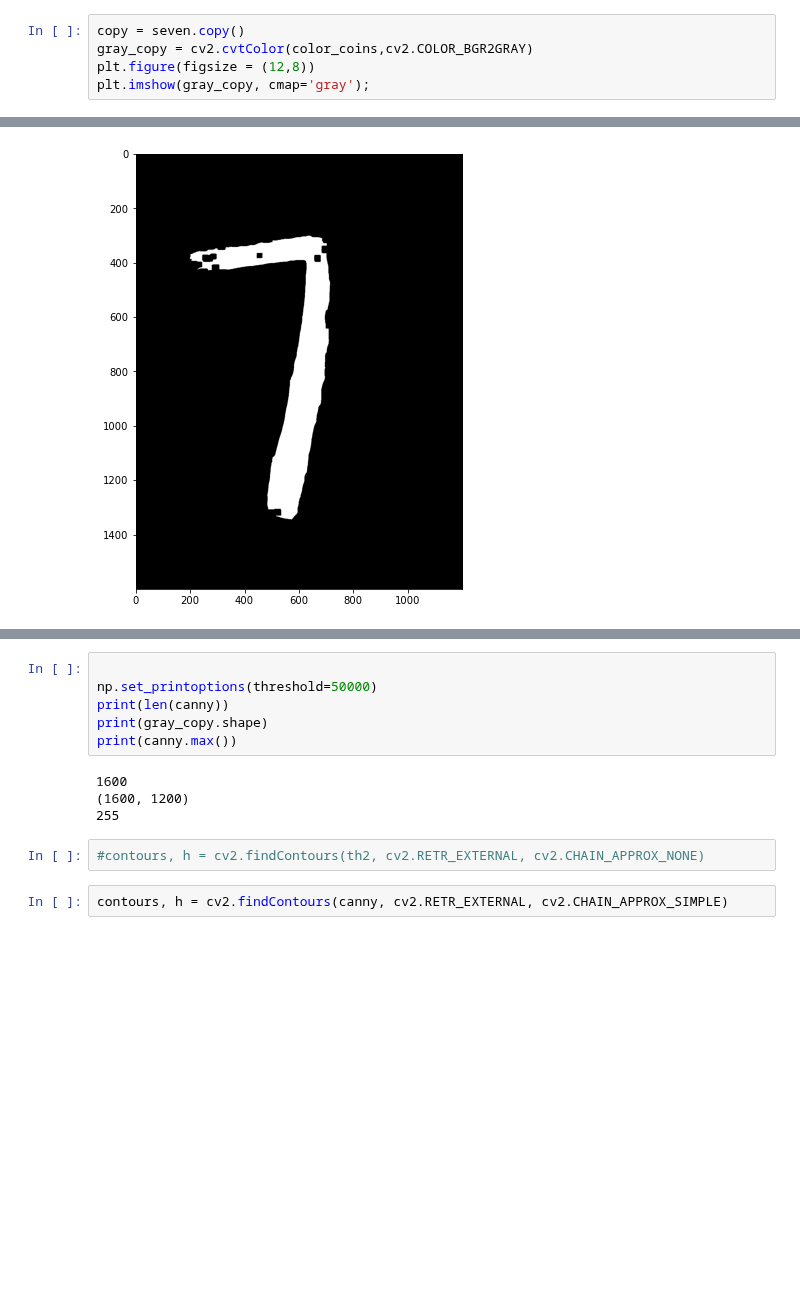
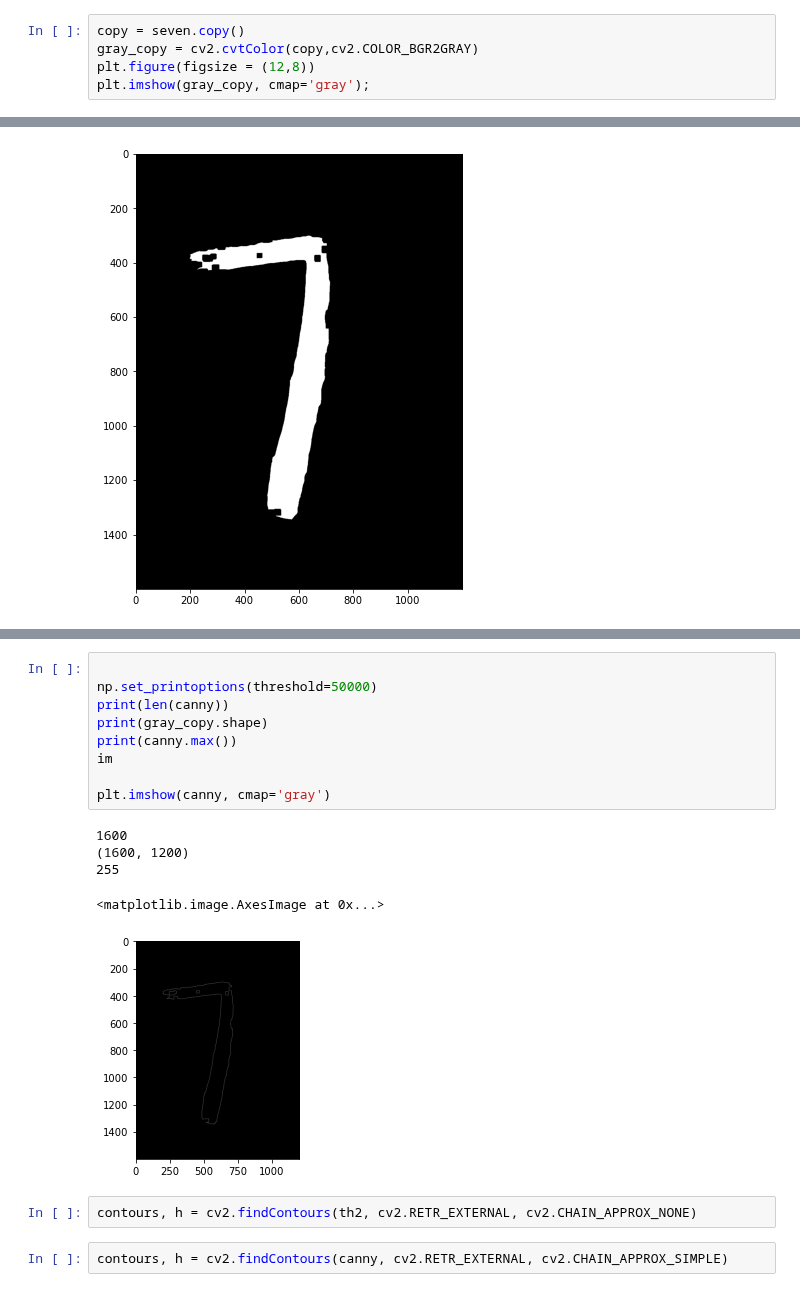
Before and after one commit to shahidqureshi01/AI, a Jupyter notebook: M6_Computer_Vision/06. Contours and Blob detection/detect.ipynb, the cells around one changed output, grey strips where cells are left out. Cells and saved outputs as stored; diff of their text form; blank space fills up the shorter version.

Commit message:
add more images

```diff
--- a/M6_Computer_Vision/06. Contours and Blob detection/detect.ipynb
+++ b/M6_Computer_Vision/06. Contours and Blob detection/detect.ipynb
@@ -26,6 +26,6 @@ plt.imshow(rgb_coins);
 # %%
 copy = seven.copy()
-gray_copy = cv2.cvtColor(color_coins,cv2.COLOR_BGR2GRAY)
+gray_copy = cv2.cvtColor(copy,cv2.COLOR_BGR2GRAY)
 plt.figure(figsize = (12,8))
 plt.imshow(gray_copy, cmap='gray');
 # %% [output]
@@ -66,15 +67,20 @@ plt.imshow(canny, cmap='gray');
 # %%
 
 np.set_printoptions(threshold=50000)
 print(len(canny))
 print(gray_copy.shape)
 print(canny.max())
+im
+
+plt.imshow(canny, cmap='gray')
 # %% [output]
 1600
 (1600, 1200)
 255
+<matplotlib.image.AxesImage at 0x...>
+[figure, added]
 # %%
-#contours, h = cv2.findContours(th2, cv2.RETR_EXTERNAL, cv2.CHAIN_APPROX_NONE)
+contours, h = cv2.findContours(th2, cv2.RETR_EXTERNAL, cv2.CHAIN_APPROX_NONE)
 # %%
 contours, h = cv2.findContours(canny, cv2.RETR_EXTERNAL, cv2.CHAIN_APPROX_SIMPLE)
 # %%
```
Also changed, not shown: parts of 3 cells of this notebook, 20 other files.
